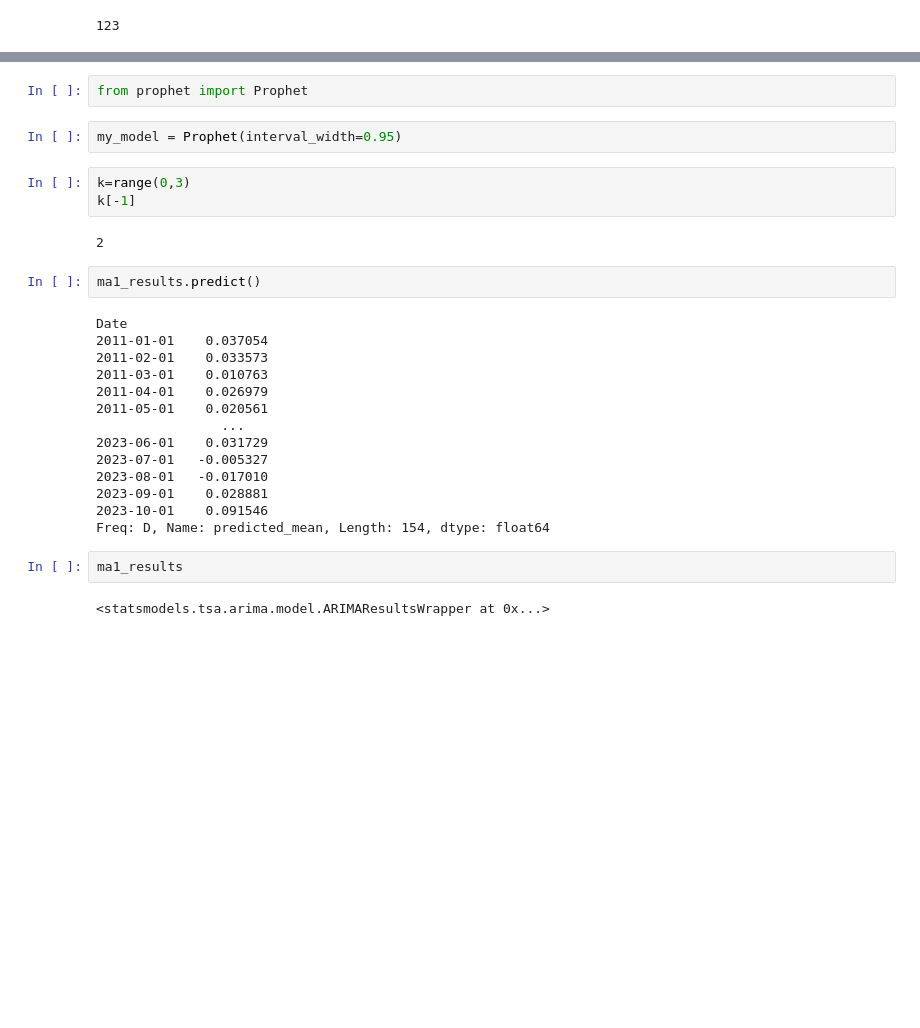
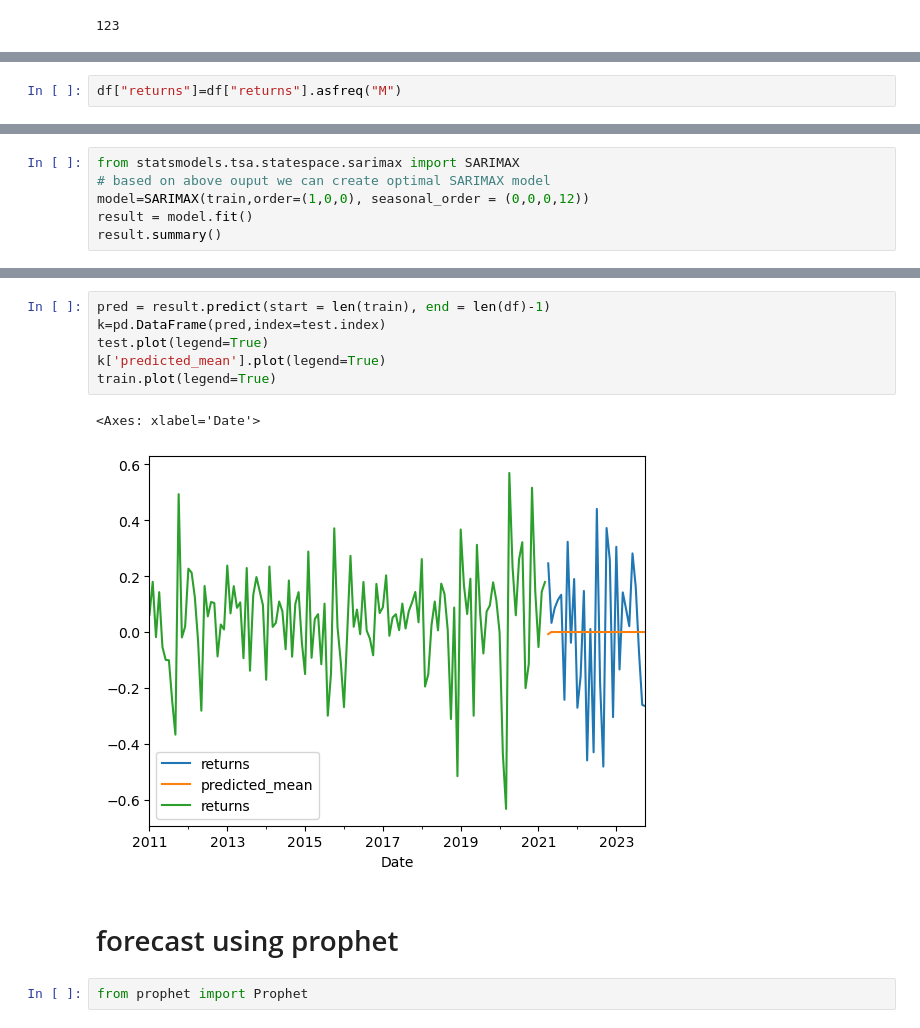
Before and after one commit to Revansh1894/Finance-projects, a Jupyter notebook: time series.ipynb, the cells around one changed output, grey strips where cells are left out. Saved outputs shown, nothing was run; the diff lists cells and outputs as text; blank space fills up the shorter version.

```diff
--- a/time series.ipynb
+++ b/time series.ipynb
@@ -202,0 +204,2 @@ plt.show()
+# %%
+df["returns"]=df["returns"].asfreq("M")
@@ -202,0 +244,6 @@ plt.show()
+# %%
+from statsmodels.tsa.statespace.sarimax import SARIMAX
+# based on above ouput we can create optimal SARIMAX model
+model=SARIMAX(train,order=(1,0,0), seasonal_order = (0,0,0,12))
+result = model.fit()
+result.summary()
@@ -203,29 +268,13 @@ plt.show()
+# %%
+pred = result.predict(start = len(train), end = len(df)-1)
+k=pd.DataFrame(pred,index=test.index)
+test.plot(legend=True)
+k['predicted_mean'].plot(legend=True)
+train.plot(legend=True)
+# %% [output]
+<Axes: xlabel='Date'>
+[figure, added]
+# %% [markdown]
+# forecast using prophet
 # %%
 from prophet import Prophet
-# %%
-my_model = Prophet(interval_width=0.95)
-# %%
-k=range(0,3)
-k[-1]
-# %% [output]
-2
-# %%
-ma1_results.predict()
-# %% [output]
-Date
-2011-01-01    0.037054
-2011-02-01    0.033573
-2011-03-01    0.010763
-2011-04-01    0.026979
-2011-05-01    0.020561
-                ...
-2023-06-01    0.031729
-2023-07-01   -0.005327
-2023-08-01   -0.017010
-2023-09-01    0.028881
-2023-10-01    0.091546
-Freq: D, Name: predicted_mean, Length: 154, dtype: float64
-# %%
-ma1_results
-# %% [output]
-<statsmodels.tsa.arima.model.ARIMAResultsWrapper at 0x...>
```
Also changed, not shown: parts of 19 cells of this notebook.
